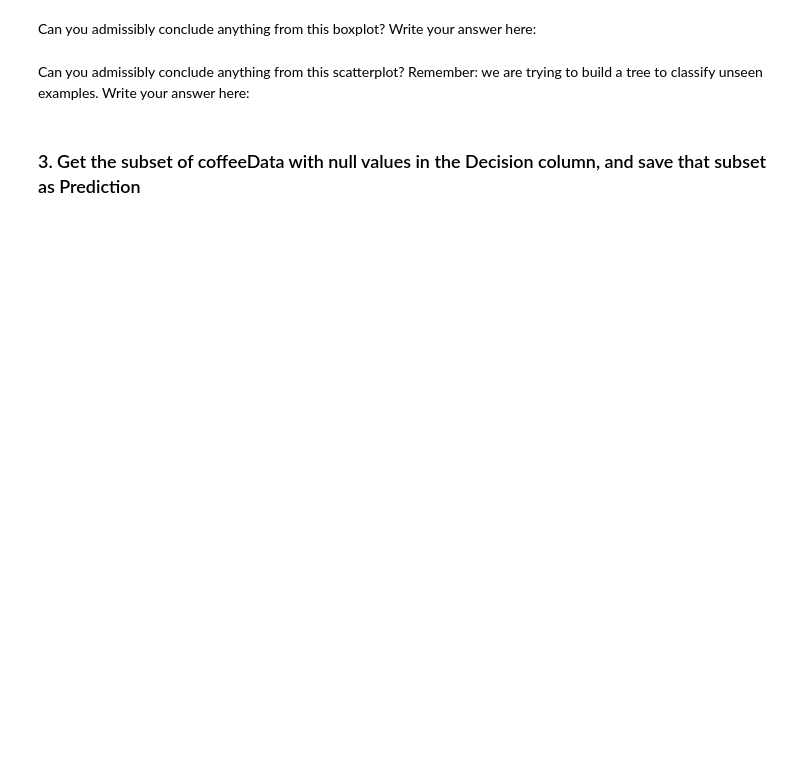
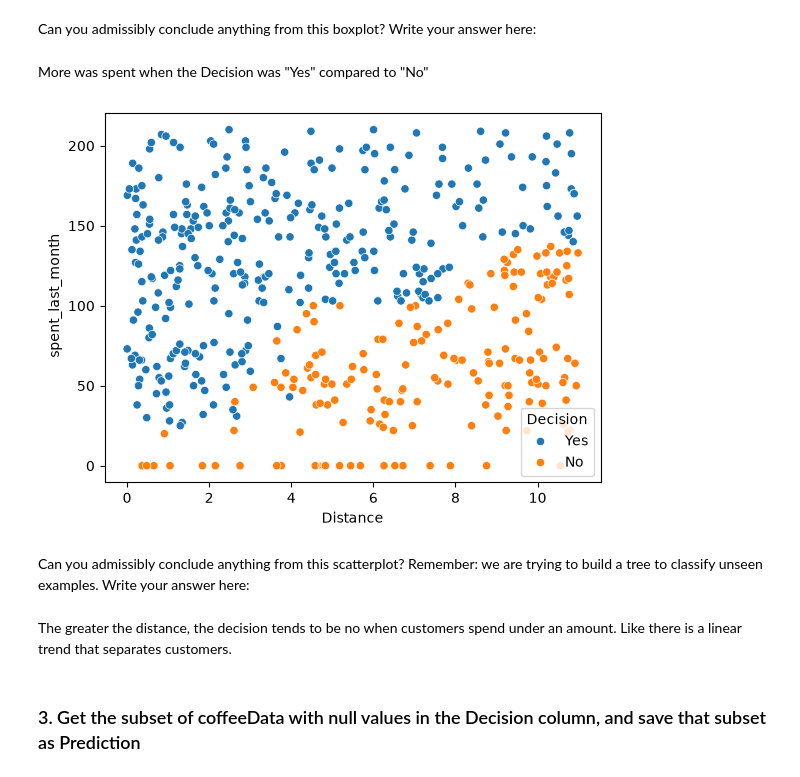
Before and after one commit to BruSalSprouts/Springboard-RR-Diner-Coffee-Case-Study, a Jupyter notebook: Springboard Decision Tree Specialty Coffee Case Study - Tier 3.ipynb, the cells around one changed output. Saved outputs shown, nothing was run; the diff lists cells and outputs as text; code cells hidden in the pictures; blank space fills up the shorter version.

```diff
--- a/Springboard Decision Tree Specialty Coffee Case Study - Tier 3.ipynb
+++ b/Springboard Decision Tree Specialty Coffee Case Study - Tier 3.ipynb
@@ -183,10 +260,16 @@ _ _ _
 # %% [markdown]
 Can you admissibly conclude anything from this boxplot? Write your answer here:
+# %% [markdown]
+More was spent when the Decision was "Yes" compared to "No"
 # %%
 # Make a scatterplot on NOPrediction, where x is distance, y is spent_last_month and hue is Decision
-_ _ _
+_ = sns.scatterplot(x='Distance', y=' spent_last_month', hue='Decision', data=NoPrediction)
+# %% [output]
+[figure, added]
 # %% [markdown]
 Can you admissibly conclude anything from this scatterplot? Remember: we are trying to build a tree to classify unseen examples. Write your answer here:
+# %% [markdown]
+The greater the distance, the decision tends to be no when customers spend under an amount. Like there is a linear trend that separates customers.
 # %% [markdown]
 ### 3. Get the subset of coffeeData with null values in the Decision column, and save that subset as Prediction
 # %%
```
Also changed, not shown: parts of 20 cells of this notebook.
